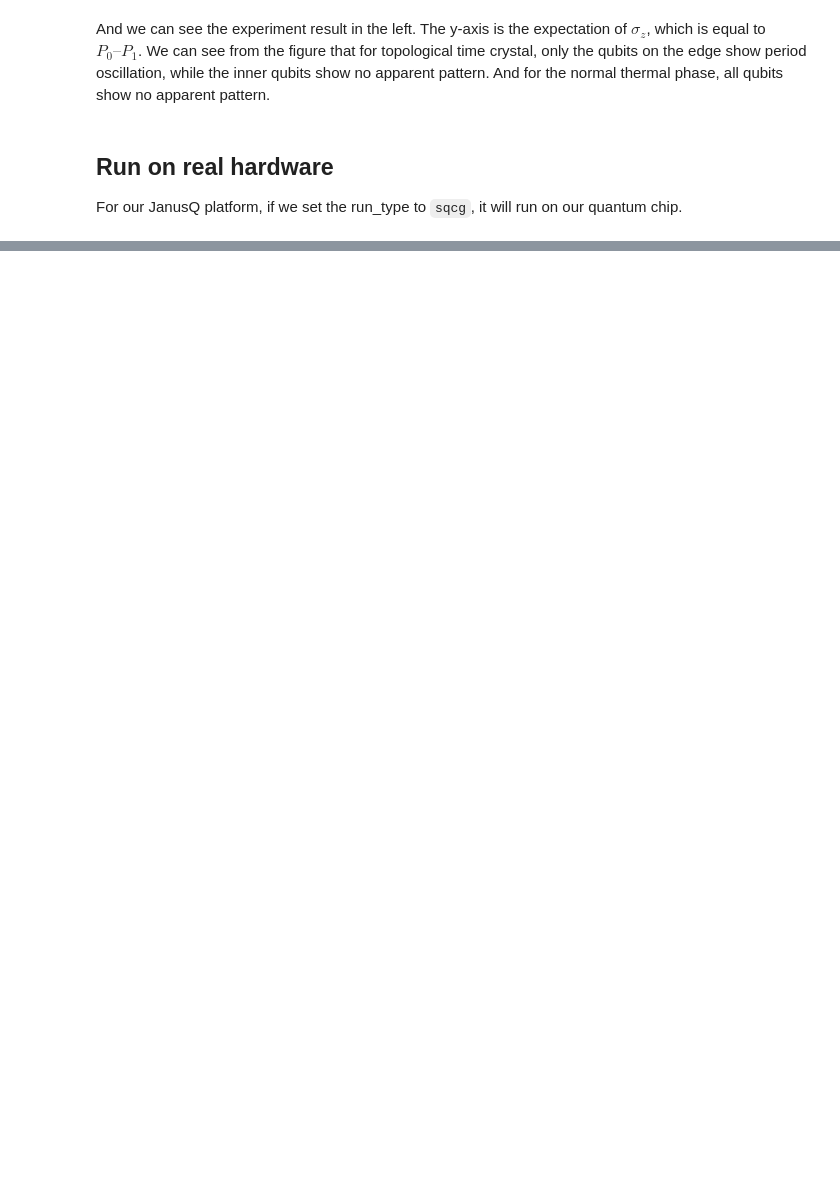
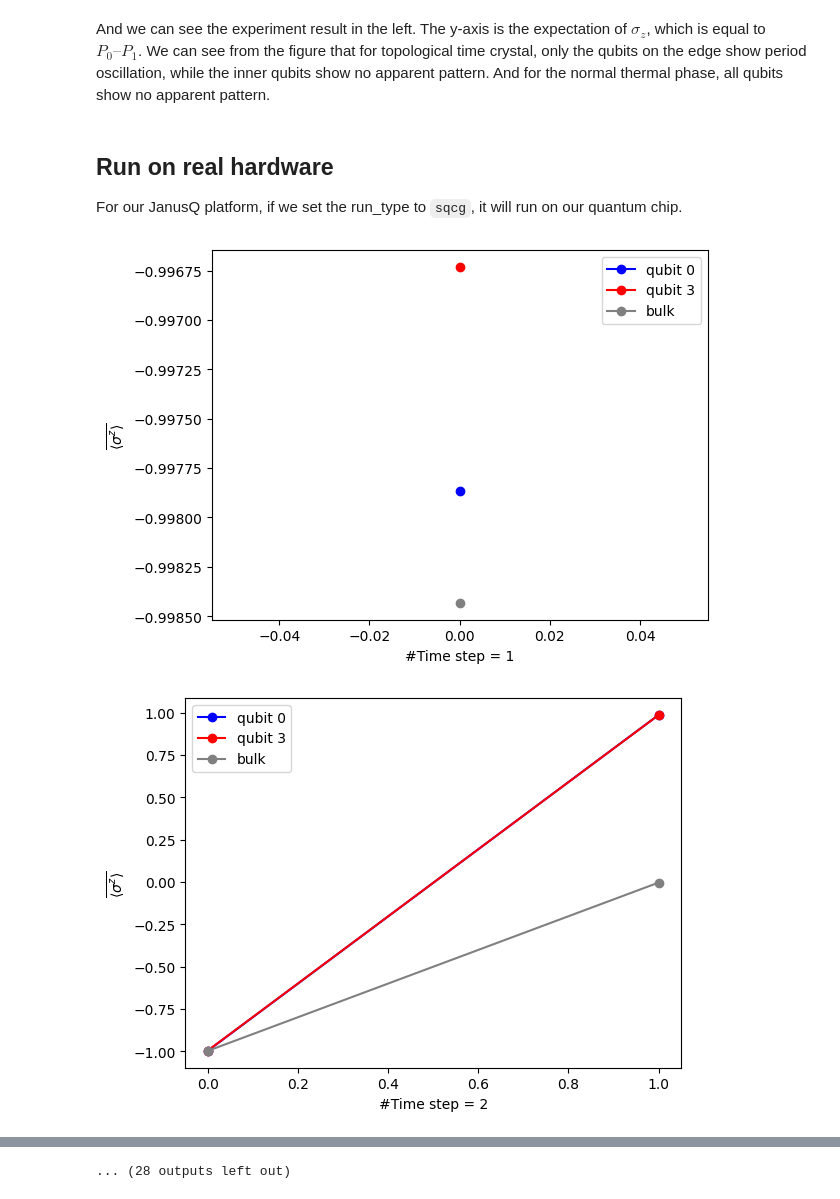
Before and after one commit to JanusQ/JanusQ, a Jupyter notebook: examples/5-2.simulate_time_crystal.ipynb, the cells around one changed output, grey strips where cells are left out. Cells and saved outputs as stored; diff of their text form; code cells hidden in the pictures; blank space fills up the shorter version.

```diff
--- a/examples/5-2.simulate_time_crystal.ipynb
+++ b/examples/5-2.simulate_time_crystal.ipynb
@@ -285,39 +274,44 @@ And we can see the experiment result in the left. The y-axis is the expectation
 ## Run on real hardware
 For our JanusQ platform, if we set the run_type to `sqcg`, it will run on our quantum chip.
 # %%
-for i in range(0, 10):
+time_step = 40
+res = []
+for i in range(1, time_step + 1):
     res0 = 0
     res_mid = 0
     res3 = 0
-    repeat_time = 20
+    repeat_time = 10
     for _ in range(repeat_time):
         # generate the parameter from uniform distribution
-        Jk = uniform.rvs(0, dis_pram, size=num_qubits-2)
+        Jk = uniform.rvs(0, 2, size=num_qubits-2)
         qc, reversed = build_circuit(i, Jk)
-        result_id = submit(circuit=qc, shots=3000, run_type='sqcg', API_TOKEN='eyJhbGciOiJIUzI1NiIsInR5cCI6IkpXVCJ9.eyJ0b2tlbl90eXBlIjoiYWNjZXNzIiwiZXhwIjoxNzE0MDMzNjUwLCJpYXQiOjE3MTQwMjI4NTAsImp0aSI6Ijc0MjY2ZTc2NGJlNDQ0NTg5MmQ4ZThiNWM4NTc4NWZkIiwidXNlcl9pZCI6NjAsIm5hbWUiOiJhZG1pbkB6anUuZWR1LmNuIn0.3ztV9DLii7OZElXbirLn9dv6mmyQ1lldsAe9XPBJWQU')
-        result = get_result(result_id['data']['result_id'], run_type=run_type)
+        result_id = submit(circuit=qc, label='time_crystal', shots=3000, run_type='sqcg', API_TOKEN='eyJhbGciOiJIUzI1NiIsInR5cCI6IkpXVCJ9.eyJ0b2tlbl90eXBlIjoiYWNjZXNzIiwiZXhwIjoxNzE0MDU5MzE5LCJpYXQiOjE3MTQwNDg1MTksImp0aSI6IjRhNjNmYmZmOWU0YjRlNzU5YjliOGE5NTRmZmE0ZTE2IiwidXNlcl9pZCI6NjAsIm5hbWUiOiJhZG1pbkB6anUuZWR1LmNuIn0.AcR8B0UDEpvj64vw_klmKMrNCkcjSZENtVU0fCEXRaE')
+        result = get_result(result_id['data']['result_id'], run_type='sqcg')
         res_0 = expectation_value(result, 0, reversed)
         mid = 0
         for j in range(1, num_qubits-1):
             mid += expectation_value(result, j, reversed)
-        res_7 = expectation_value(result, num_qubits-1, reversed)
+        res_3 = expectation_value(result, num_qubits-1, reversed)
         res0 += res_0
-        res3 += res_7
+        res3 += res_3
         res_mid += mid / (num_qubits-2)
     res0 /= repeat_time
     res_mid /= repeat_time
     res3 /= repeat_time
     res.append([res0, res3, res_mid])
 
     tmp = res
     res_t = list(map(list, zip(*tmp)))
 
     # plot the result
-    plt.plot(res_t[0], color='b', label='qubit 0')
-    plt.plot(res_t[1], color='r', label='qubit 7')
-    plt.plot(res_t[2], color='grey', label='bulk')
+    plt.plot(res_t[0], 'o-', color='b', label='qubit 0',)
+    plt.plot(res_t[1], 'o-', color='r', label='qubit 3')
+    plt.plot(res_t[2], 'o-', color='grey', label='bulk')
 
-    plt.xlabel('Time step')
+    plt.xlabel(f'#Time step = {i}')
     plt.ylabel(r'$\overline{\left\langle\sigma^z\right\rangle}$')
     plt.legend()
     plt.show()
+# %% [output]
+[figure, added]
+[figure, added]
@@ -323,0 +328 @@ for i in range(0, 10):
+... (28 outputs left out)
```
Also changed, not shown: parts of 8 cells of this notebook.
